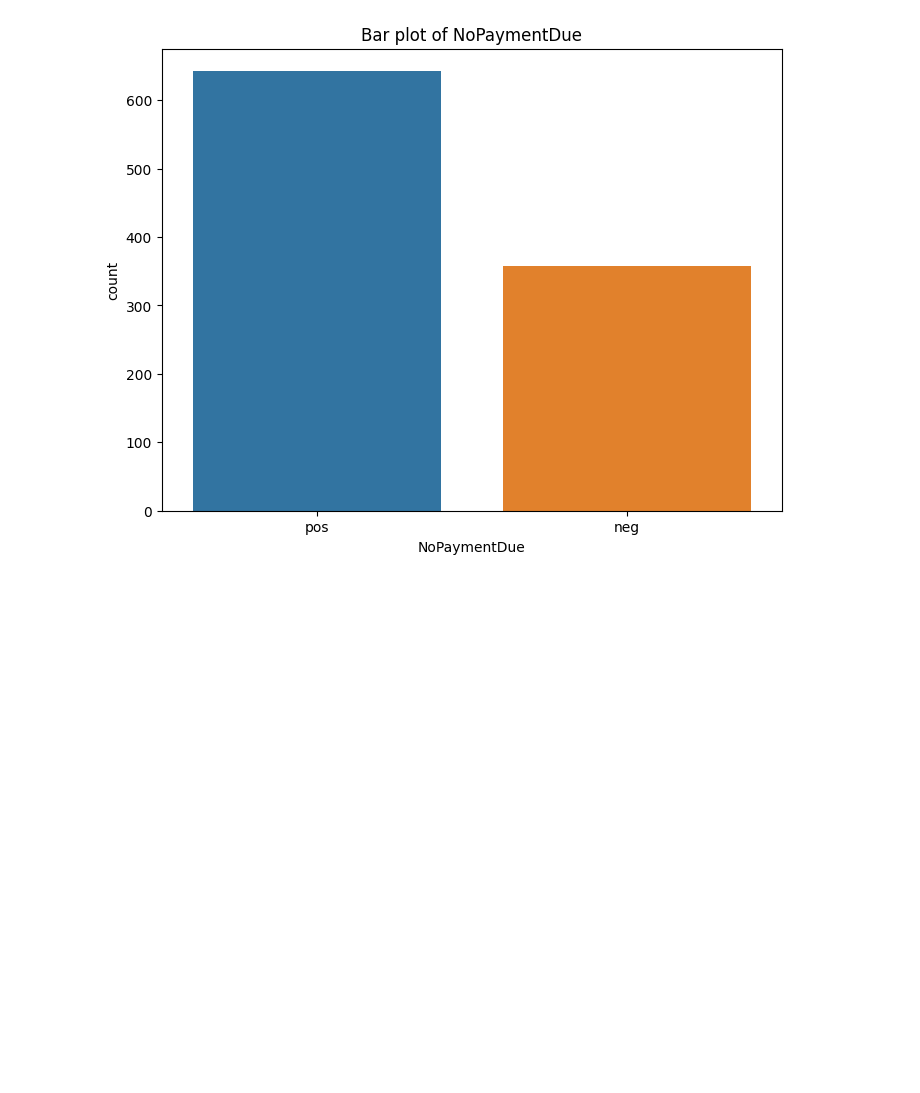
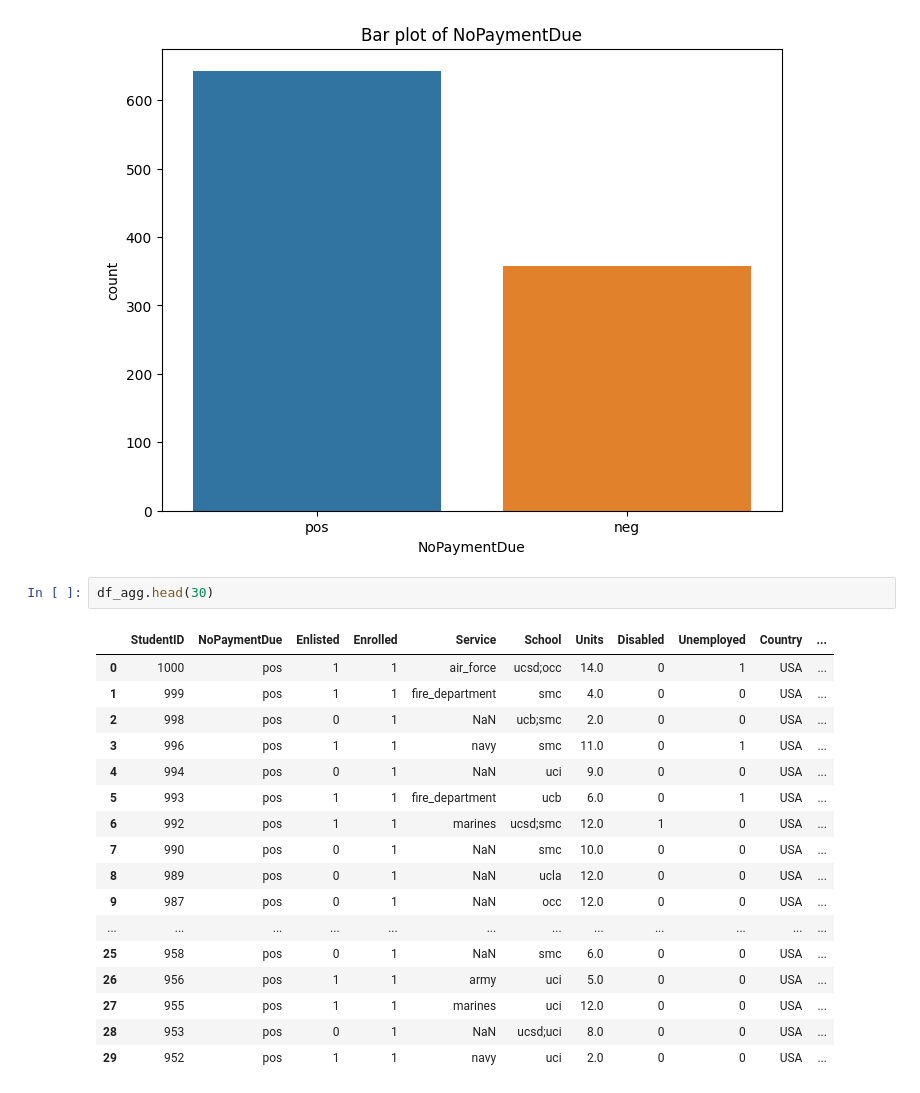
Before and after one commit to MSWinds/dm-group1-project, a Jupyter notebook: Final_Project.ipynb, the cells around one changed output. Drawn from its saved outputs; the diff is of its cells as text; blank space fills up the shorter version.

```diff
--- a/Final_Project.ipynb
+++ b/Final_Project.ipynb
@@ -630,3 +630,23 @@ NoPaymentDue
 pos             643        64.3
 neg             357        35.7
 [figure]
+# %%
+df_agg.head(30)
+# %% [output]
+|  | StudentID | NoPaymentDue | Enlisted | Enrolled | Service | School | Units | Disabled | Unemployed | Country | ... |
+| 0 | 1000 | pos | 1 | 1 | air_force | ucsd;occ | 14.0 | 0 | 1 | USA | ... |
+| 1 | 999 | pos | 1 | 1 | fire_department | smc | 4.0 | 0 | 0 | USA | ... |
+| 2 | 998 | pos | 0 | 1 | NaN | ucb;smc | 2.0 | 0 | 0 | USA | ... |
+| 3 | 996 | pos | 1 | 1 | navy | smc | 11.0 | 0 | 1 | USA | ... |
+| 4 | 994 | pos | 0 | 1 | NaN | uci | 9.0 | 0 | 0 | USA | ... |
+| 5 | 993 | pos | 1 | 1 | fire_department | ucb | 6.0 | 0 | 1 | USA | ... |
+| 6 | 992 | pos | 1 | 1 | marines | ucsd;smc | 12.0 | 1 | 0 | USA | ... |
+| 7 | 990 | pos | 0 | 1 | NaN | smc | 10.0 | 0 | 0 | USA | ... |
+| 8 | 989 | pos | 0 | 1 | NaN | ucla | 12.0 | 0 | 0 | USA | ... |
+| 9 | 987 | pos | 0 | 1 | NaN | occ | 12.0 | 0 | 0 | USA | ... |
+| ... | ... | ... | ... | ... | ... | ... | ... | ... | ... | ... | ... |
+| 25 | 958 | pos | 0 | 1 | NaN | smc | 6.0 | 0 | 0 | USA | ... |
+| 26 | 956 | pos | 1 | 1 | army | uci | 5.0 | 0 | 0 | USA | ... |
+| 27 | 955 | pos | 1 | 1 | marines | uci | 12.0 | 0 | 0 | USA | ... |
+| 28 | 953 | pos | 0 | 1 | NaN | ucsd;uci | 8.0 | 0 | 0 | USA | ... |
+| 29 | 952 | pos | 1 | 1 | navy | uci | 2.0 | 0 | 0 | USA | ... |
```
